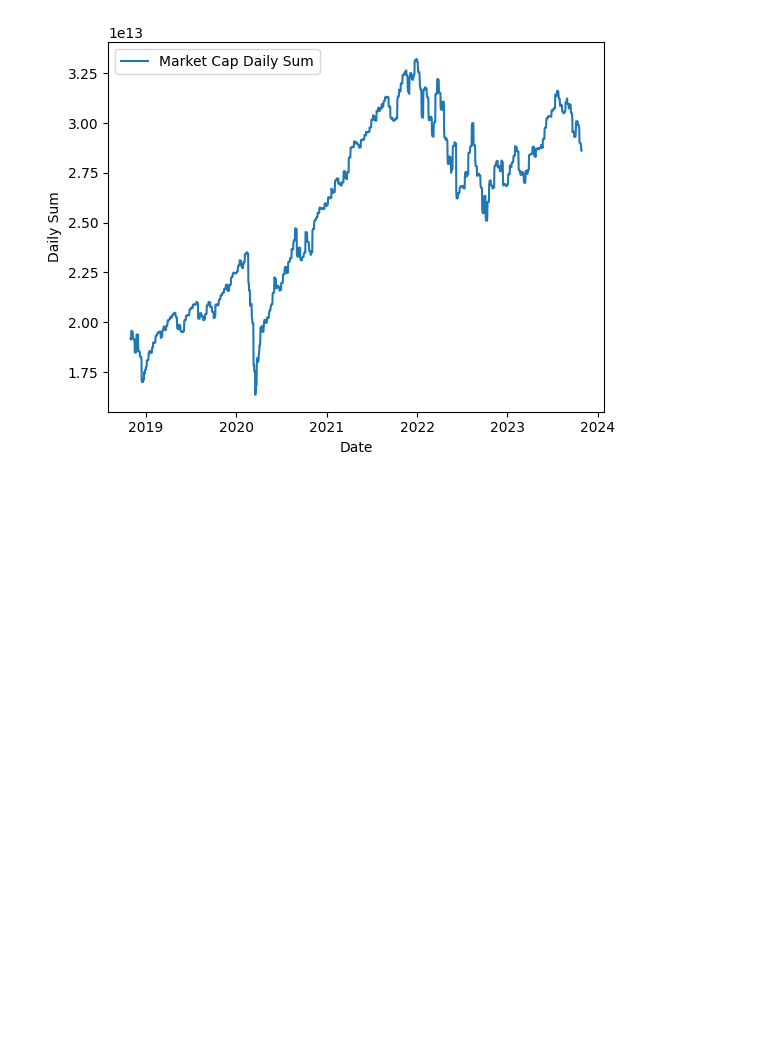
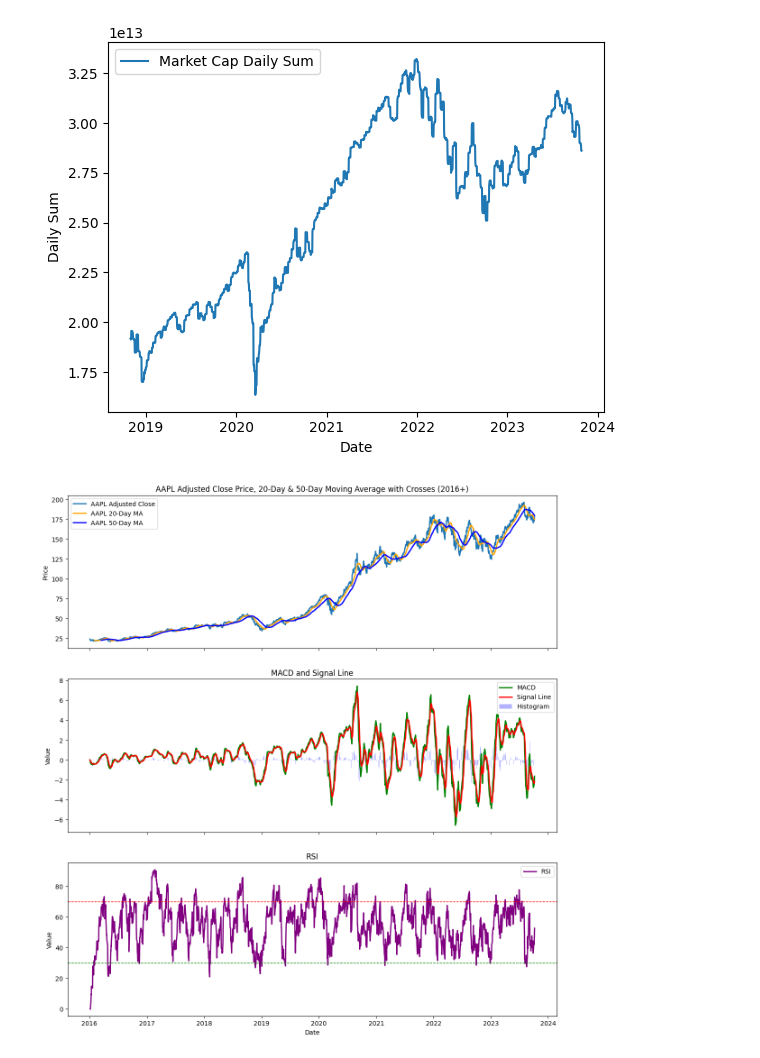
Before and after one commit to vibqetowi/datathon-23, a Jupyter notebook: experimentation.ipynb, the cells around one changed output. Drawn from its saved outputs; the diff is of its cells as text; code cells hidden in the pictures; blank space fills up the shorter version.

```diff
--- a/experimentation.ipynb
+++ b/experimentation.ipynb
@@ -89,3 +89,63 @@ plt.legend()
 plt.show()
 # %% [output]
 [figure]
+# %%
+import matplotlib.pyplot as plt
+import numpy as np
+import pandas as pd
+
+# Assuming df is your DataFrame with the 'adjusted_close_AAPL' loaded correctly
+
+# Calculate the 20-day and 50-day moving averages for AAPL
+df['AAPL_20_MA'] = df['adjusted_close_AAPL'].rolling(window=20).mean()
+df['AAPL_50_MA'] = df['adjusted_close_AAPL'].rolling(window=50).mean()
+
+# Calculate MACD
+df['EMA12'] = df['adjusted_close_AAPL'].ewm(span=12, adjust=False).mean()
+df['EMA26'] = df['adjusted_close_AAPL'].ewm(span=26, adjust=False).mean()
+df['MACD'] = df['EMA12'] - df['EMA26']
+df['Signal_Line'] = df['MACD'].ewm(span=9, adjust=False).mean()
+
+# Calculate RSI
+delta = df['adjusted_close_AAPL'].diff()
+up = delta.clip(lower=0)
+down = -1 * delta.clip(upper=0)
+ema_up = up.ewm(com=13, adjust=False).mean()
+ema_down = down.ewm(com=13, adjust=False).mean()
+rs = ema_up / ema_down
+df['RSI'] = 100 - (100 / (1 + rs))
+
+# Filter the DataFrame to only include data from 2016 onwards
+df = df[df.index >= '2016-01-01']
+
+# Plot the adjusted close price, the 20-day and 50-day moving averages
+fig, (ax1, ax2, ax3) = plt.subplots(3, figsize=(14, 15), sharex=True)
+
+# Adjusted close and MAs
+ax1.plot(df.index, df['adjusted_close_AAPL'], label='AAPL Adjusted Close', linewidth=2)
+ax1.plot(df.index, df['AAPL_20_MA'], label='AAPL 20-Day MA', linewidth=2, color='orange')
+ax1.plot(df.index, df['AAPL_50_MA'], label='AAPL 50-Day MA', color='blue', linewidth=2)
+ax1.set_title('AAPL Adjusted Close Price, 20-Day & 50-Day Moving Average with Crosses (2016+)')
+ax1.set_ylabel('Price')
+ax1.legend()
+
+# MACD
+ax2.plot(df.index, df['MACD'], label='MACD', color='green', linewidth=2)
+ax2.plot(df.index, df['Signal_Line'], label='Signal Line', color='red', linewidth=2)
+ax2.bar(df.index, df['MACD']-df['Signal_Line'], label='Histogram', color='blue', alpha=0.3)
+ax2.set_title('MACD and Signal Line')
+ax2.set_ylabel('Value')
+ax2.legend()
+
+# RSI
+ax3.plot(df.index, df['RSI'], label='RSI', color='purple', linewidth=2)
+ax3.axhline(70, color='red', linewidth=1, linestyle='--')
+ax3.axhline(30, color='green', linewidth=1, linestyle='--')
+ax3.set_title('RSI')
+ax3.set_ylabel('Value')
+ax3.set_xlabel('Date')
+ax3.legend()
+
+plt.show()
+# %% [output]
+[figure, added]
```
Also changed, not shown: parts of 2 cells of this notebook.
